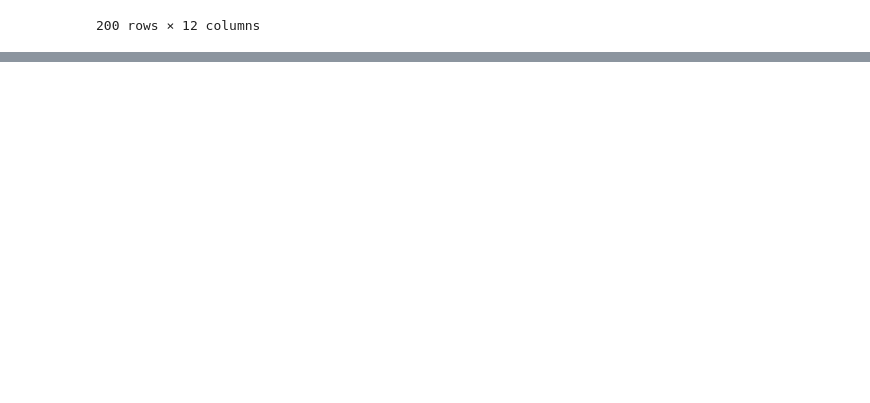
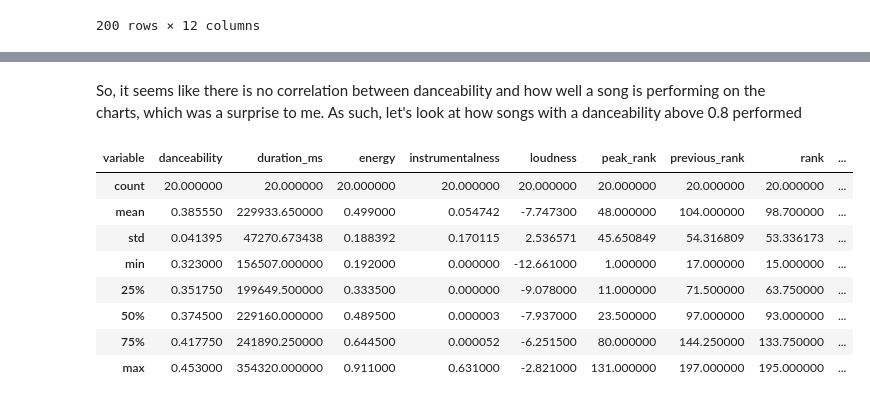
Before and after one commit to aeroniemi/sdpa-coursework, a Jupyter notebook: dataAnalytics/round3.ipynb, the cells around one changed output, grey strips where cells are left out. Cells and saved outputs as stored; diff of their text form; code cells hidden in the pictures; blank space fills up the shorter version.

```diff
--- a/dataAnalytics/round3.ipynb
+++ b/dataAnalytics/round3.ipynb
@@ -347,0 +379,2 @@ list(mawnds.columns)
+# %% [markdown]
+So, it seems like there is no correlation between danceability and how well a song is performing on the charts, which was a surprise to me. As such, let's look at how songs with a danceability above 0.8 performed
@@ -347,0 +383,13 @@ list(mawnds.columns)
+# %%
+# most danceable tracks
+dart.head(20).describe()
+# %% [output]
+| variable | danceability | duration_ms | energy | instrumentalness | loudness | peak_rank | previous_rank | rank | ... |
+| count | 20.000000 | 20.000000 | 20.000000 | 20.000000 | 20.000000 | 20.000000 | 20.000000 | 20.000000 | ... |
+| mean | 0.385550 | 229933.650000 | 0.499000 | 0.054742 | -7.747300 | 48.000000 | 104.000000 | 98.700000 | ... |
+| std | 0.041395 | 47270.673438 | 0.188392 | 0.170115 | 2.536571 | 45.650849 | 54.316809 | 53.336173 | ... |
+| min | 0.323000 | 156507.000000 | 0.192000 | 0.000000 | -12.661000 | 1.000000 | 17.000000 | 15.000000 | ... |
+| 25% | 0.351750 | 199649.500000 | 0.333500 | 0.000000 | -9.078000 | 11.000000 | 71.500000 | 63.750000 | ... |
+| 50% | 0.374500 | 229160.000000 | 0.489500 | 0.000003 | -7.937000 | 23.500000 | 97.000000 | 93.000000 | ... |
+| 75% | 0.417750 | 241890.250000 | 0.644500 | 0.000052 | -6.251500 | 80.000000 | 144.250000 | 133.750000 | ... |
+| max | 0.453000 | 354320.000000 | 0.911000 | 0.631000 | -2.821000 | 131.000000 | 197.000000 | 195.000000 | ... |
```
Also changed, not shown: parts of 23 cells of this notebook.
